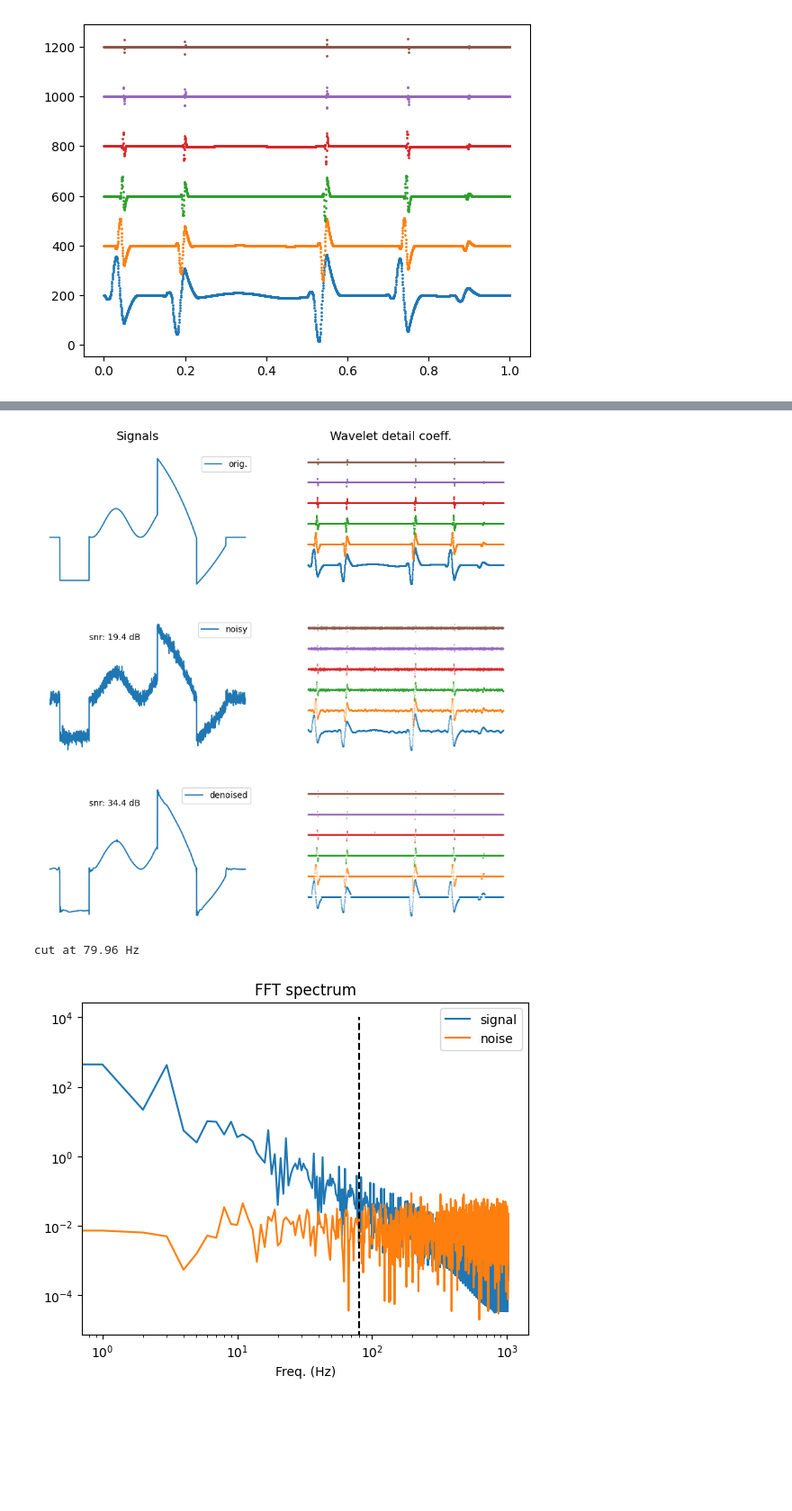
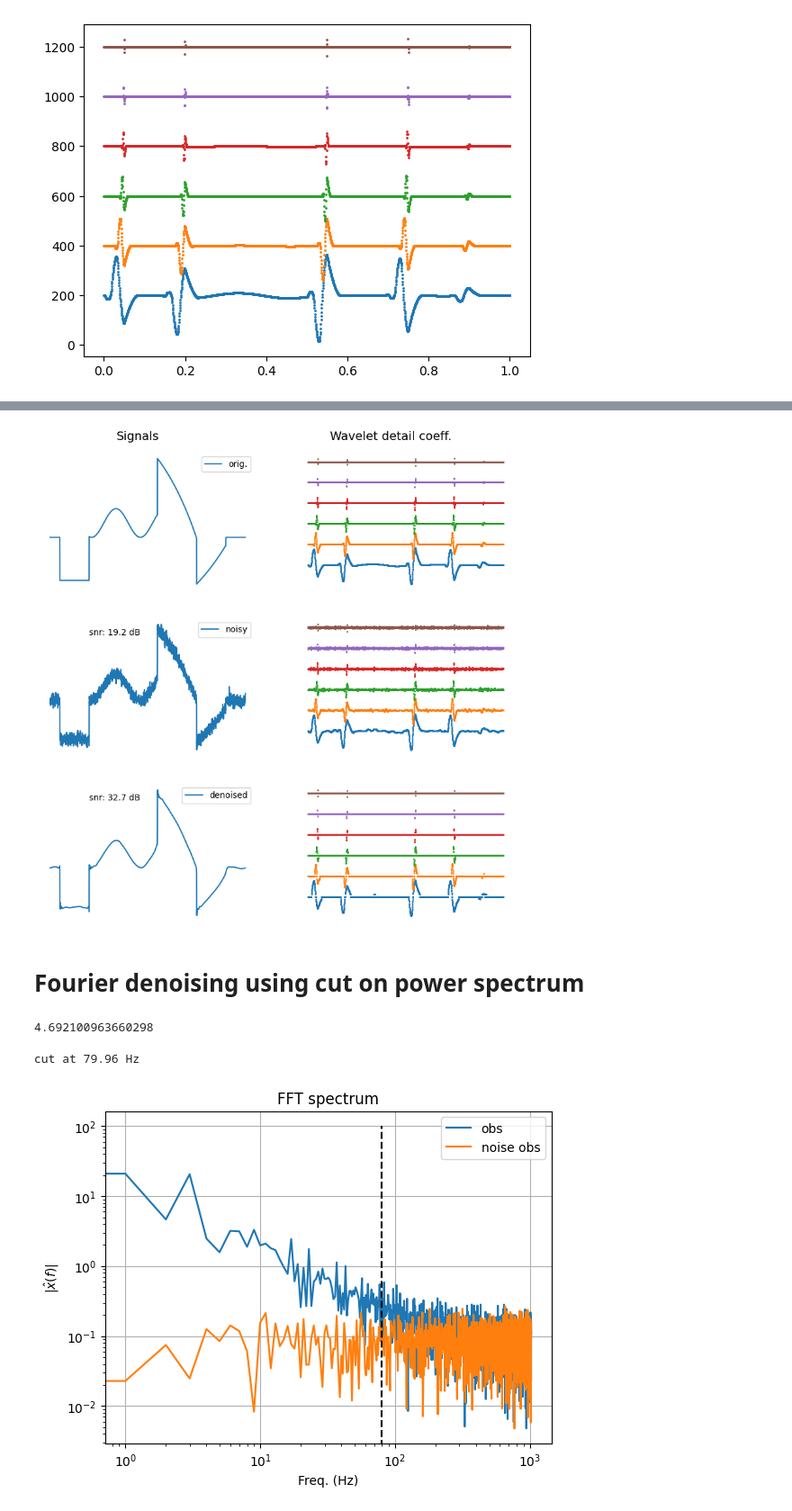
Before and after one commit to jecampagne/cours_mallat_cdf, a Jupyter notebook: cours2024/Wavelet1DDenoising.ipynb, the cells around one changed output, grey strips where cells are left out. Shown: that part at 90% size. Saved outputs shown, nothing was run; the diff lists cells and outputs as text; code cells hidden in the pictures; blank space fills up the shorter version.

```diff
--- a/cours2024/Wavelet1DDenoising.ipynb
+++ b/cours2024/Wavelet1DDenoising.ipynb
@@ -15,7 +17,7 @@ from pywt import swt,iswt,threshold  # wavelet lib.
 # %%
 #signal
 def f(x):
-    return (5+np.piecewise(x,[x>=0, x>=0.05, x>=0.2,x>=0.55,x>=0.75, x>=0.9],
+    return (np.piecewise(x,[x>=0, x>=0.05, x>=0.2,x>=0.55,x>=0.75, x>=0.9],
                 [0, -30.,
                  lambda x: 10-10*np.sin((8*x + 0.8)*np.pi),
                  lambda x: 100-5*np.exp(4*x),
@@ -110,8 +123,8 @@ axs[2,0].text(0.2,100,f"snr: {metric(hat_signal,signal):.3} dB")
 
 for i in range(1,len(coeffs)):
     axs[0,1].scatter(xvals,i*200 + coeffs[i],s=1)
-    axs[1,1].scatter(xvals,i*200 + coeffs_o[i],s=0.1)
-    axs[2,1].scatter(xvals,i*200 + coeffs_o_th[i],s=0.1)
+    axs[1,1].scatter(xvals,i*200 + coeffs_o[i],s=1)
+    axs[2,1].scatter(xvals,i*200 + coeffs_o_th[i],s=1)
 
 for ax in axs.flatten():
     ax.set_xticks([])
@@ -121,13 +134,27 @@ for ax in axs.flatten():
 fig.text(0.25,0.9,"Signals",fontsize=14);
 fig.text(0.6,0.9,"Wavelet detail coeff.",fontsize=14);
 # %% [output]
-[figure, old version]
+[figure, new version]
+# %% [markdown]
+# Fourier denoising using cut on power spectrum
 # %%
 from scipy.fft import rfft, irfft, rfftfreq
+# %%
+# estimation of the sigma using a constant part of the signal
+mask1 = xvals<0.2
+mask2 = xvals>0.05
+mask3 = mask1&mask2
+sigma_obs = 1.4826 *np.median(np.abs(obs[mask3]-np.median(obs[mask3])))
+sigma_obs
+# %% [output]
+4.692100963660298
+# %%
+noise_obs = sigma_obs*np.random.normal(size=(Ns,))
 # %%
 fft_signal = rfft(signal,norm='forward')
 fft_obs =  rfft(obs,norm='forward')
 fft_noise =  rfft(noise,norm='forward')
+fft_noise_obs =  rfft(noise_obs,norm='forward')
 # %%
 dt = xvals[1]-xvals[0]
 # %%
@@ -140,17 +172,19 @@ fft_obs_cut[n_cut:]=0.
 # %% [output]
 cut at 79.96 Hz
 # %%
-plot(freqs, np.abs(fft_signal)**2, label='signal')
-#plot(freqs, np.abs(fft_obs)**2, label='obs')
-plot(freqs, np.abs(fft_noise)**2, label='noise')
+plot(freqs,np.abs(fft_obs), label='obs')
+plot(freqs, np.abs(fft_noise_obs), label='noise obs')
 yscale("log")
 xscale("log")
 xlabel("Freq. (Hz)")
+ylabel("$|\hat{x}(f)|$")
 title("FFT spectrum")
-vlines(freqs[n_cut],0,1e4,color="k",ls="--")
+vlines(freqs[n_cut],0,1e2,color="k",ls="--")
+#hlines(thr,0,Ns,color="k",ls="--")
+grid();
 legend();
 # %% [output]
-[figure, old version]
+[figure, new version]
 # %%
 sig_reco = irfft(fft_obs_cut,norm='forward')
 # %%
```
Also changed, not shown: parts of 13 cells of this notebook.
